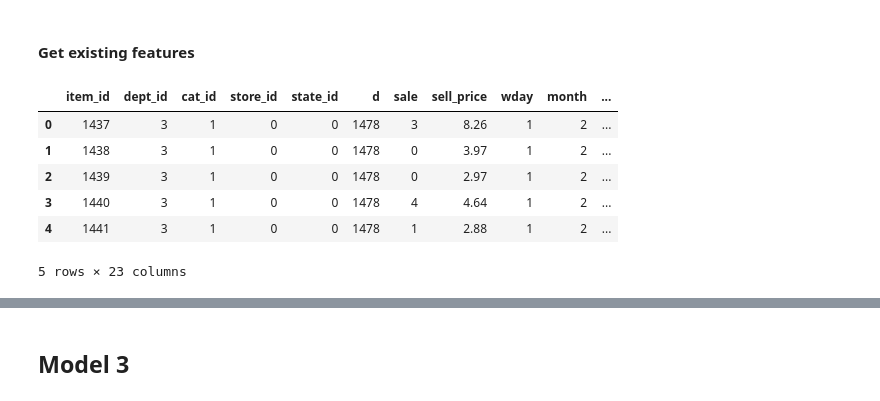
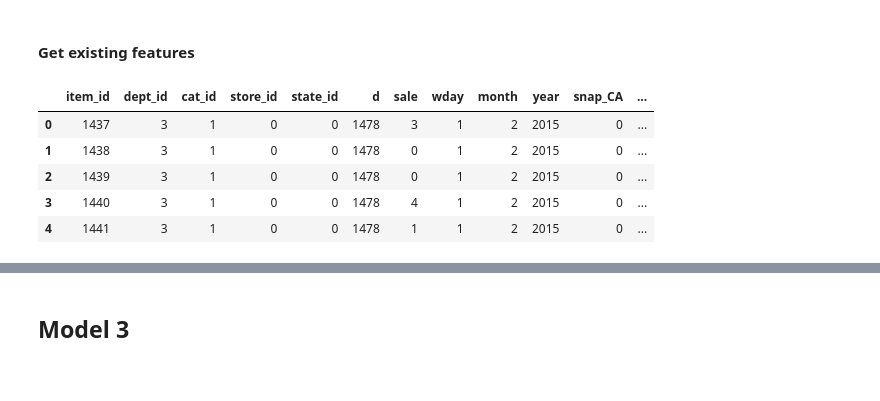
Before and after one commit to huyqd/Kaggle, a Jupyter notebook: m5-forecasting-accuracy/Model.ipynb, the cells around one changed output, grey strips where cells are left out. Cells and saved outputs as stored; diff of their text form; code cells hidden in the pictures.

```diff
--- a/m5-forecasting-accuracy/Model.ipynb
+++ b/m5-forecasting-accuracy/Model.ipynb
@@ -196,15 +194,15 @@ data_name = 'sales_2.feather'
 #### Get existing features
 # %%
 sales = pd.read_feather(data_name)
+sales['d'] = sales['d'].astype(int)
 sales.head()
 # %% [output]
-|  | item_id | dept_id | cat_id | store_id | state_id | d | sale | sell_price | wday | month | ... |
-| 0 | 1437 | 3 | 1 | 0 | 0 | 1478 | 3 | 8.26 | 1 | 2 | ... |
-| 1 | 1438 | 3 | 1 | 0 | 0 | 1478 | 0 | 3.97 | 1 | 2 | ... |
-| 2 | 1439 | 3 | 1 | 0 | 0 | 1478 | 0 | 2.97 | 1 | 2 | ... |
-| 3 | 1440 | 3 | 1 | 0 | 0 | 1478 | 4 | 4.64 | 1 | 2 | ... |
-| 4 | 1441 | 3 | 1 | 0 | 0 | 1478 | 1 | 2.88 | 1 | 2 | ... |
+|  | item_id | dept_id | cat_id | store_id | state_id | d | sale | wday | month | year | snap_CA | ... |
+| 0 | 1437 | 3 | 1 | 0 | 0 | 1478 | 3 | 1 | 2 | 2015 | 0 | ... |
+| 1 | 1438 | 3 | 1 | 0 | 0 | 1478 | 0 | 1 | 2 | 2015 | 0 | ... |
+| 2 | 1439 | 3 | 1 | 0 | 0 | 1478 | 0 | 1 | 2 | 2015 | 0 | ... |
+| 3 | 1440 | 3 | 1 | 0 | 0 | 1478 | 4 | 1 | 2 | 2015 | 0 | ... |
+| 4 | 1441 | 3 | 1 | 0 | 0 | 1478 | 1 | 1 | 2 | 2015 | 0 | ... |
-5 rows × 23 columns
 # %%
 target_col = 'sale'
 feature_cols = np.setdiff1d(sales.columns, target_col)
```
Also changed, not shown: parts of 36 cells of this notebook, 8 other files.
